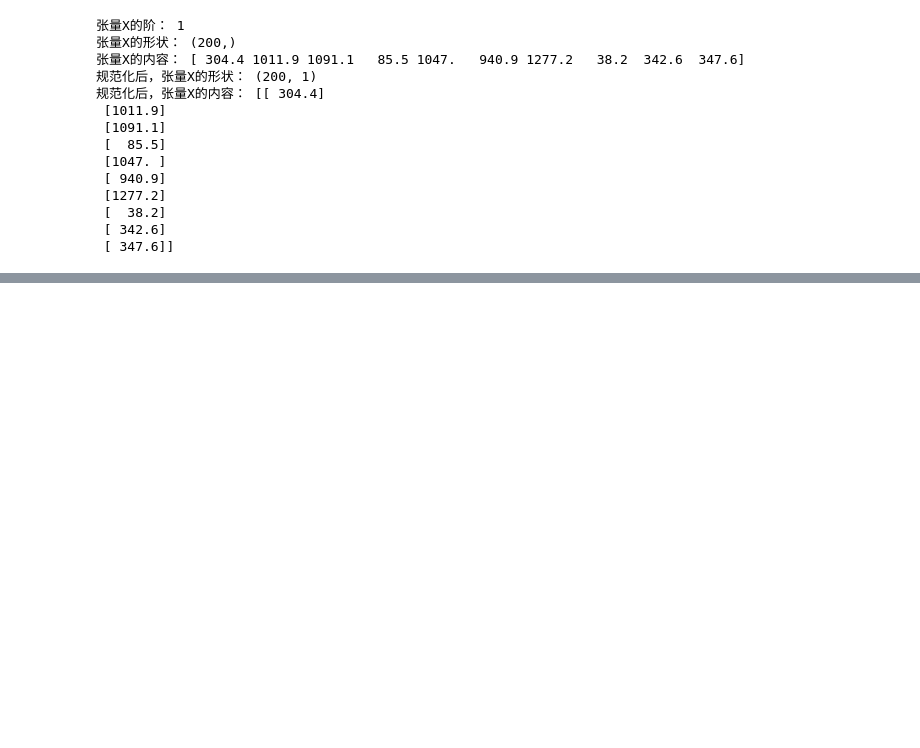
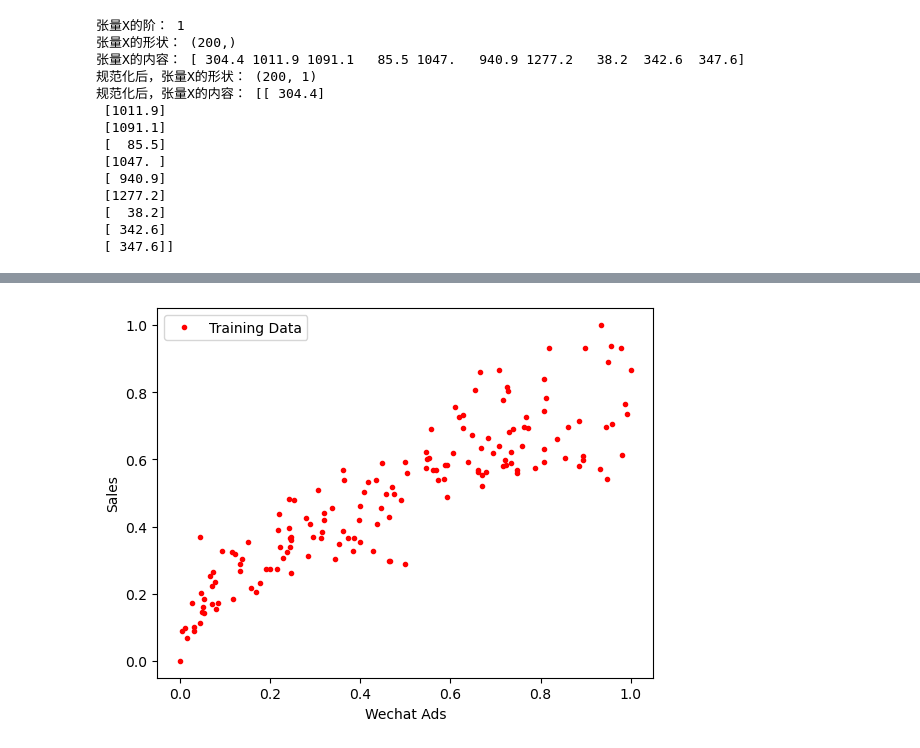
Before and after one commit to luochenxun/ai_learn, a Jupyter notebook: learn-1-linear-regression.ipynb, the cells around one changed output, grey strips where cells are left out. Cells and saved outputs as stored; diff of their text form; code cells hidden in the pictures; blank space fills up the shorter version.

```diff
--- a/learn-1-linear-regression.ipynb
+++ b/learn-1-linear-regression.ipynb
@@ -110,0 +117,10 @@ print("规范化后，张量X的内容：", X[:10])
+# %%
+# 将数据集进行80%训练集和20%测试集的分割：
+from sklearn.model_selection import train_test_split
+
+# random_state参数，则用于数据集拆分过程的随机化设定。
+# 如果指定了一个整数，那么这个数叫作随机化种子，每次设定固定的种子能够保证得到同样的训练集和测试集，否则进行随机分割。
+# 方法执行完后，将数据集分两块：训练集和测试集
+# X_train, X_test: 特征的训练集和测试集
+# y_train, y_test: 标签的训练集和测试集
+X_train, X_test, y_train, y_test = train_test_split(X, y, test_size=0.2, random_state=0)
@@ -110,0 +133,14 @@ print("规范化后，张量X的内容：", X[:10])
+# %%
+from sklearn.preprocessing import MinMaxScaler
+
+scaler = MinMaxScaler(feature_range=[0,1]) #实例化
+X_train = scaler.fit_transform(X_train)
+y_train = scaler.fit_transform(y_train)
+
+plt.plot(X_train, y_train, 'r.', label='Training Data')
+plt.xlabel('Wechat Ads')
+plt.ylabel('Sales')
+plt.legend()  # 显示图例
+plt.show()
+# %% [output]
+[figure, added]
```
Also changed, not shown: parts of 16 cells of this notebook.
